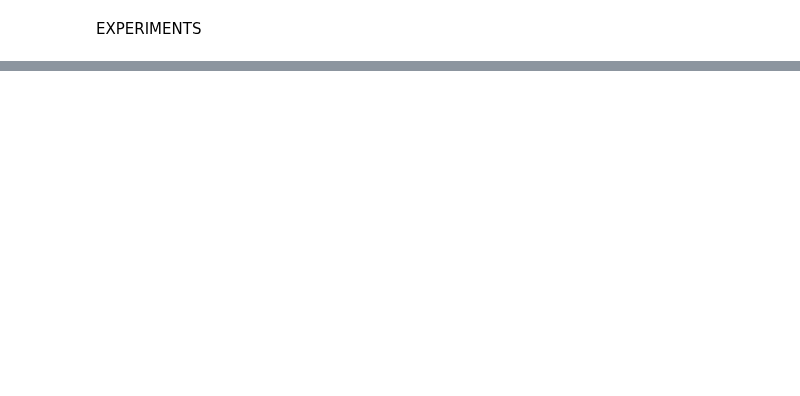
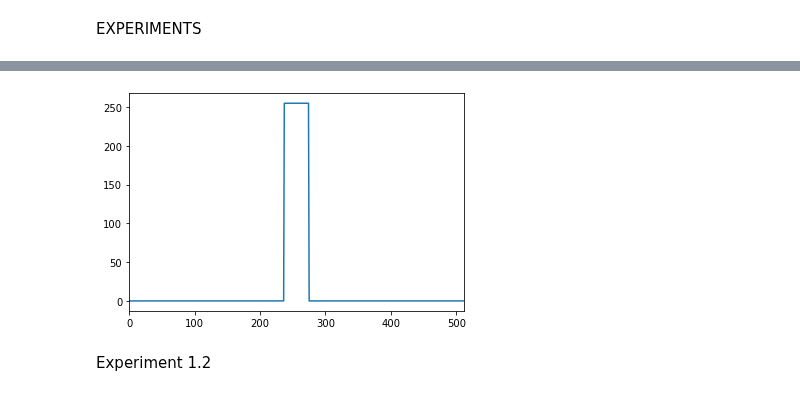
Before and after one commit to PAGF188/IBMA_Ejercicios, a Jupyter notebook: Ejercicio8/ejercicio8.ipynb, the cells around one changed output, grey strips where cells are left out. Drawn from its saved outputs; the diff is of its cells as text; code cells hidden in the pictures; blank space fills up the shorter version.

```diff
--- a/Ejercicio8/ejercicio8.ipynb
+++ b/Ejercicio8/ejercicio8.ipynb
@@ -78,0 +137,7 @@ EXPERIMENTS
+# %%
+nLine= int(vImage.shape[0]/2)
+plotLineH(vImage, nLine)
+# %% [output]
+[figure, added]
+# %% [markdown]
+Experiment 1.2
```
Also changed, not shown: parts of 40 cells of this notebook, 1 other file.
